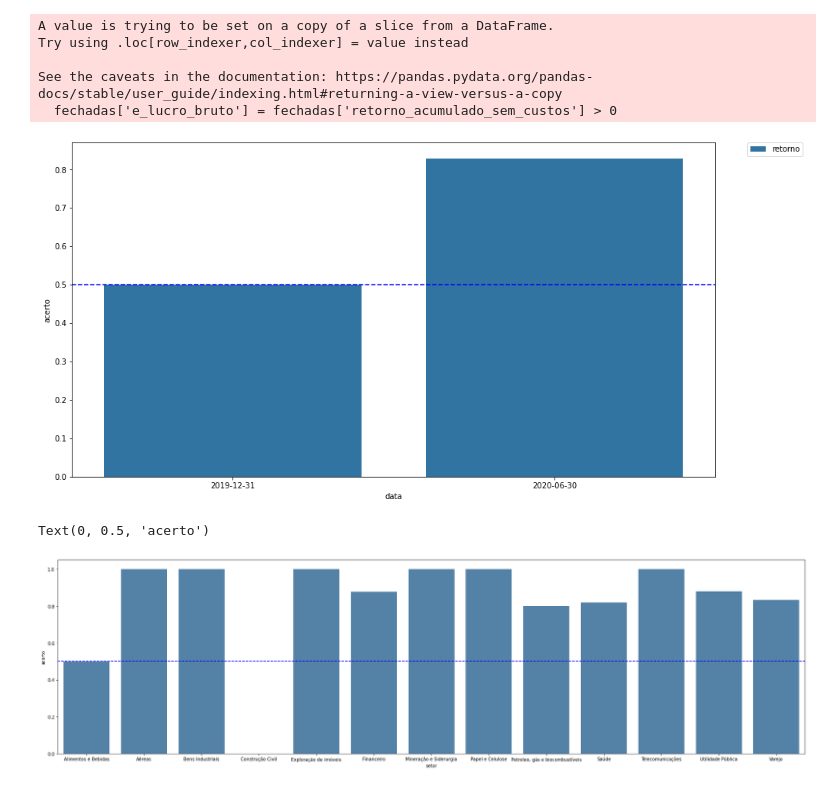
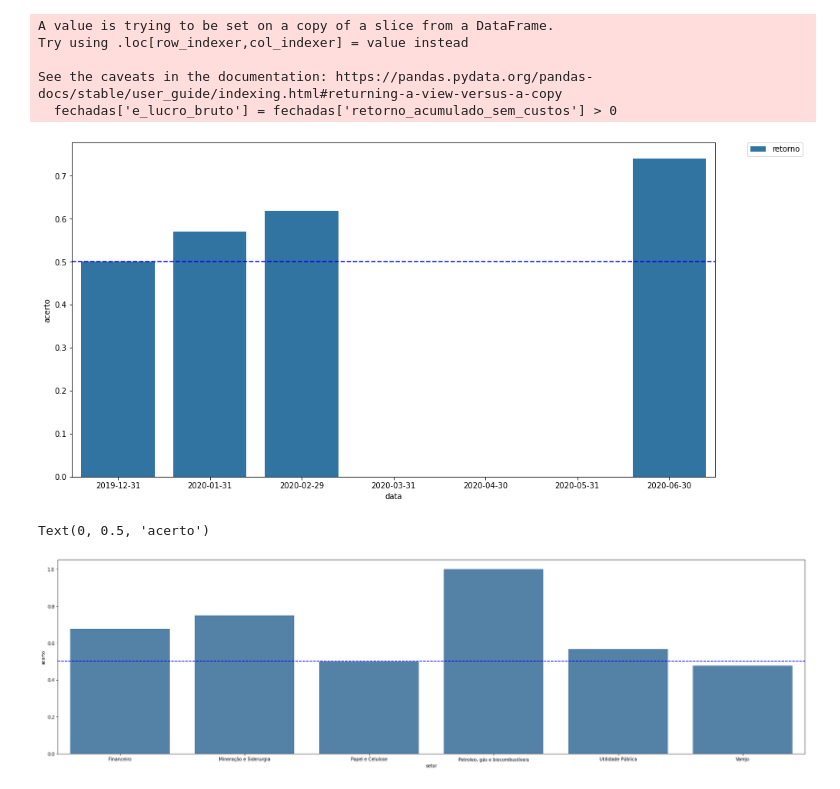
Before and after one commit to CorreaWillian/cointegration, a Jupyter notebook: Imagens e tabelas - intraday.ipynb, the cells around one changed output. Cells and saved outputs as stored; diff of their text form; code cells hidden in the pictures.

```diff
--- a/Imagens e tabelas - intraday.ipynb
+++ b/Imagens e tabelas - intraday.ipynb
@@ -8,7 +8,7 @@ import matplotlib.pyplot as plt
 import math
 from scipy.stats import spearmanr, kstest
 # %%
-filepath = r'resultados_sergio\15minutos_1300_0.05_0.5_desligado_0.05_desligado_desligado.csv.pickle'
+filepath = r'resultados_sergio\5minutos_3900_0.05_0.5_desligado_0.05_desligado_ligado.csv.pickle'
 # %%
 file = filepath[:-11].split('\\')[1].split('_')
 dicionario = ['periodo', 'train_size', 'significancia', 'z_score_saida', 'z_score_stop', 'conf_var', 'usar_halflife', 'usar_var']
@@ -442,19 +456,19 @@ Try using .loc[row_indexer,col_indexer] = value instead
 See the caveats in the documentation: https://pandas.pydata.org/pandas-docs/stable/user_guide/indexing.html#returning-a-view-versus-a-copy
   fechadas['e_lucro_bruto'] = fechadas['retorno_acumulado_sem_custos'] > 0
 # %%
-halfyear_accuracy = fechadas.set_index('open_date').resample('6M')[['e_lucro_bruto']].mean().reset_index()
+halfyear_accuracy = fechadas.set_index('open_date').resample('1M')[['e_lucro_bruto']].mean().reset_index()
 halfyear_accuracy.columns = ['open_date', 'retorno']
 halfyear_accuracy['open_date'] = halfyear_accuracy['open_date'].dt.date
 halfyear_accuracy = halfyear_accuracy.melt(id_vars='open_date', value_name='acerto')
 plt.figure(figsize=(15,8))
 sns.barplot(x='open_date', y='acerto', hue='variable', data=halfyear_accuracy)
 plt.axhline(y=0.5, color='blue', linestyle='--')
 plt.xlabel('data')
 # plt.xticks(rotation=90)
 plt.legend(bbox_to_anchor=(1.05, 1), loc=2, borderaxespad=0.)
 plt.show()
 # %% [output]
-[figure, old version]
+[figure, new version]
 # %%
 fechadas_agrupadas_semestre = fechadas.groupby('setor').e_lucro_bruto.mean().reset_index()
 
@@ -471,5 +485,5 @@ plt.ylabel('acerto')
 # plt.legend(bbox_to_anchor=(1.05, 1), loc=2, borderaxespad=0.)
 # %% [output]
 Text(0, 0.5, 'acerto')
-[figure, old version]
+[figure, new version]
 # %%
```
Also changed, not shown: parts of 20 cells of this notebook, 11 other files.
